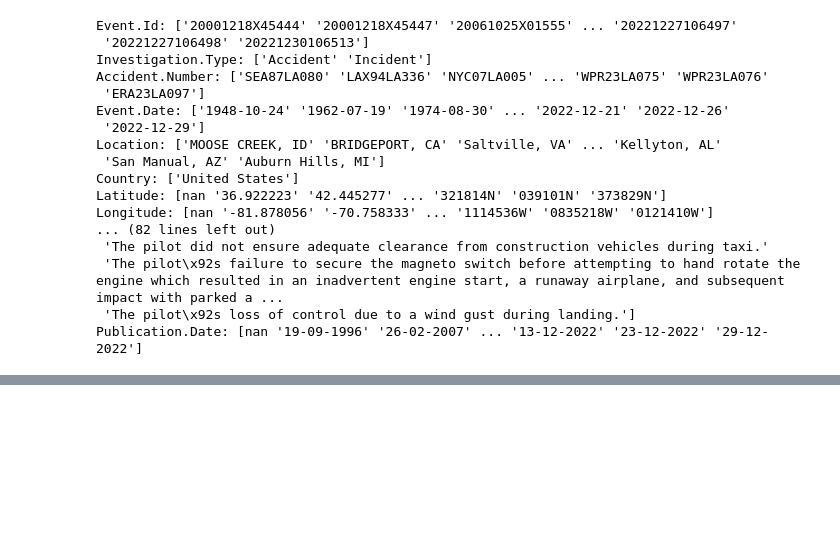
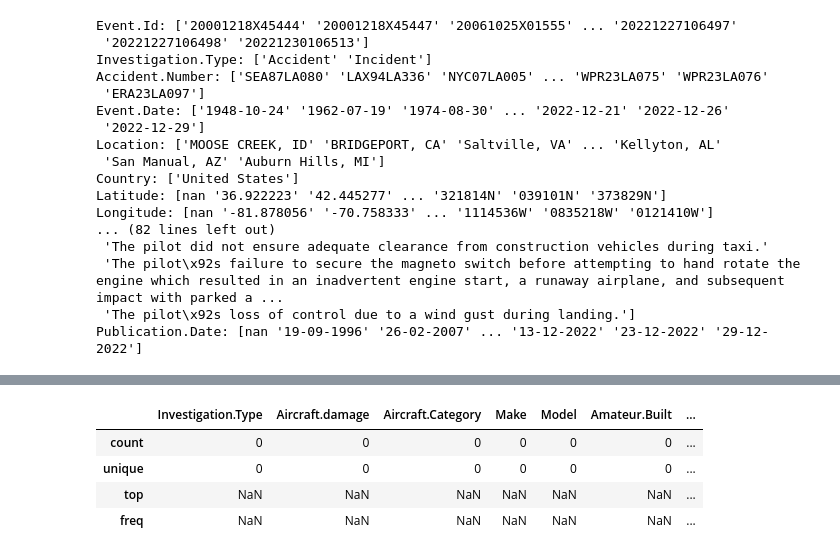
Before and after one commit to infoshareacademy/jdszr13-pocieszyciele_wrazliwych_danych, a Jupyter notebook: ml-projekt-pwd/katastrofy_obrobione.ipynb, the cells around one changed output, grey strips where cells are left out. Drawn from its saved outputs; the diff is of its cells as text; code cells hidden in the pictures; blank space fills up the shorter version.

```diff
--- a/ml-projekt-pwd/katastrofy_obrobione.ipynb
+++ b/ml-projekt-pwd/katastrofy_obrobione.ipynb
@@ -9,6 +11,6 @@ import seaborn as sns
 # %%
 pre_df = pd.read_csv('dane/AviationData.csv', encoding='ISO-8859-1', dtype={6: str, 7: str, 28: str})
-df = df[df['Country'] == 'United States']
+df = pre_df[pre_df['Country'] == 'United States']
 # %%
 print(df.head())
 # %% [output]
@@ -65,0 +144,20 @@ pandas_ai.run(df, prompt='Find all correlations for numeric_only columns and mak
+# %%
+""" df['Weather.Condition'] = df['Weather.Condition'].astype('category')
+df['Investigation.Type'] = df['Investigation.Type'].astype('category')
+df['Aircraft.damage'] = df['Aircraft.damage'].astype('category')
+df['Aircraft.Category'] = df['Aircraft.Category'].astype('category')
+df['Amateur.Built'] = df['Amateur.Built'].astype('category')
+df['Model'] = df['Model'].astype('category')
+df['Make'] = df['Make'].astype('category')
+df['Number.of.Engines'] = df['Number.of.Engines'].astype('category')
+df['Engine.Type'] = df['Engine.Type'].astype('category')
+df['Purpose.of.flight'] = df['Purpose.of.flight'].astype('category')
+df['Air.carrier'] = df['Air.carrier'].astype('category')
+
+df.describe(include='category') """
+# %% [output]
+|  | Investigation.Type | Aircraft.damage | Aircraft.Category | Make | Model | Amateur.Built | ... |
+| count | 0 | 0 | 0 | 0 | 0 | 0 | ... |
+| unique | 0 | 0 | 0 | 0 | 0 | 0 | ... |
+| top | NaN | NaN | NaN | NaN | NaN | NaN | ... |
+| freq | NaN | NaN | NaN | NaN | NaN | NaN | ... |
```
Also changed, not shown: parts of 11 cells of this notebook.
